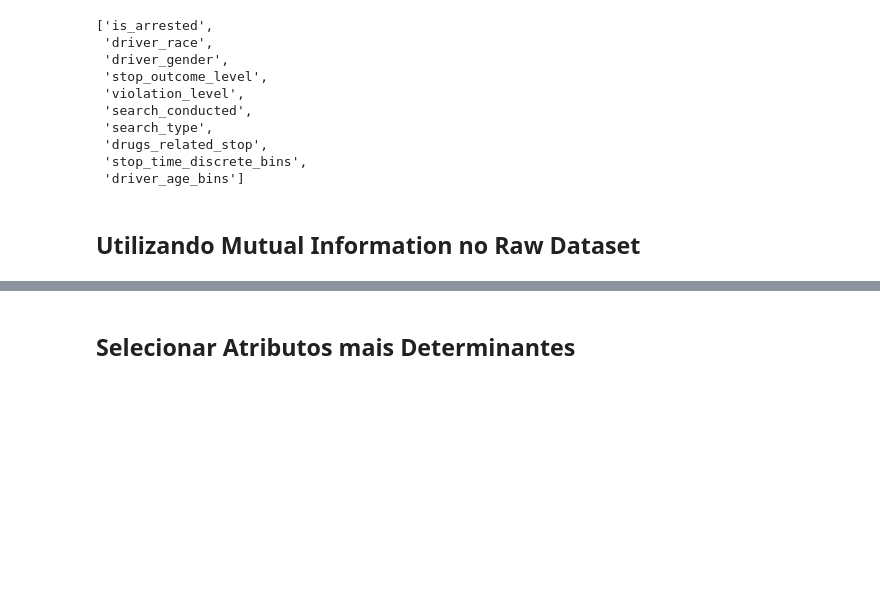
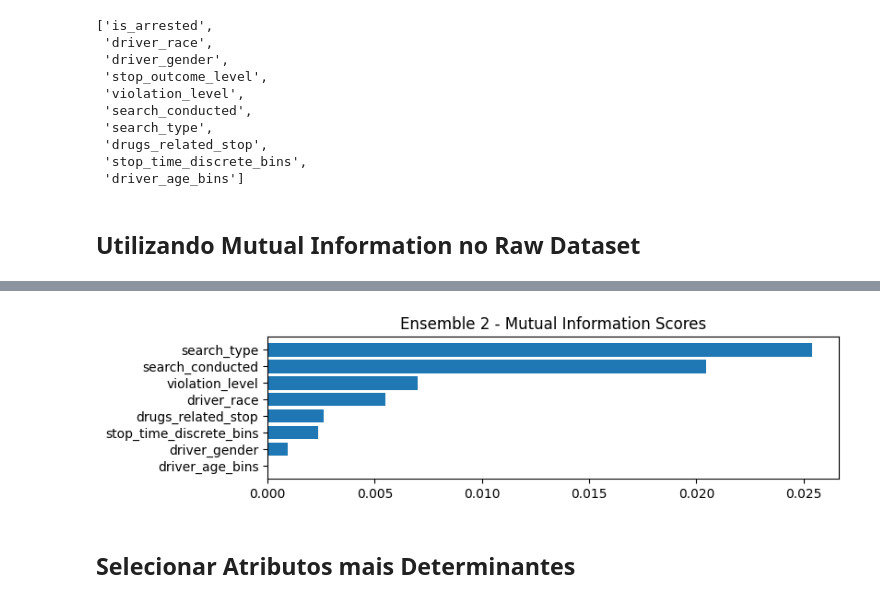
Before and after one commit to GUILN/masters-data-science, a Jupyter notebook: notebooks/etl_aula_4.ipynb, the cells around one changed output, grey strips where cells are left out. Drawn from its saved outputs; the diff is of its cells as text; code cells hidden in the pictures; blank space fills up the shorter version.

```diff
--- a/notebooks/etl_aula_4.ipynb
+++ b/notebooks/etl_aula_4.ipynb
@@ -109,2 +128,20 @@ Name: MI Scores, dtype: float64
+# %%
+X = featured_df.copy()
+X.pop("stop_outcome_level")
+
+mi_baseline_f = police_dataset_etl.baseline_features
+mi_baseline_f.remove("stop_outcome_level")
+mi_baseline_f.remove("is_arrested")
+
+mi_categorical_f = ["stop_time_discrete_bins", "driver_age_bins"]
+
+raw_calculate_mi = CalculateMI(
+    df=X,
+    target="is_arrested",
+    baseline_features=mi_baseline_f,
+    categorical_features=mi_categorical_f,
+)
+
+mi_scores = raw_calculate_mi.calculate_mi_scores()
 # %%
 ## Defining Plot Function
@@ -160,2 +212,14 @@ TypeError: concat() takes 1 positional argument but 2 were given
+# %%
+ensemble_2_calculate_mi = CalculateMI(
+    df=resampled_ensembled_df_2,
+    target="is_arrested",
+    baseline_features=mi_baseline_f,
+    categorical_features=mi_categorical_f,
+)
+
+mi_scores = raw_calculate_mi.calculate_mi_scores()
+plot_mi_scores(mi_scores, title="Ensemble 2 - Mutual Information Scores")
+# %% [output]
+[figure, added]
 # %% [markdown]
 ## Selecionar Atributos mais Determinantes
```
Also changed, not shown: parts of 14 cells of this notebook.
